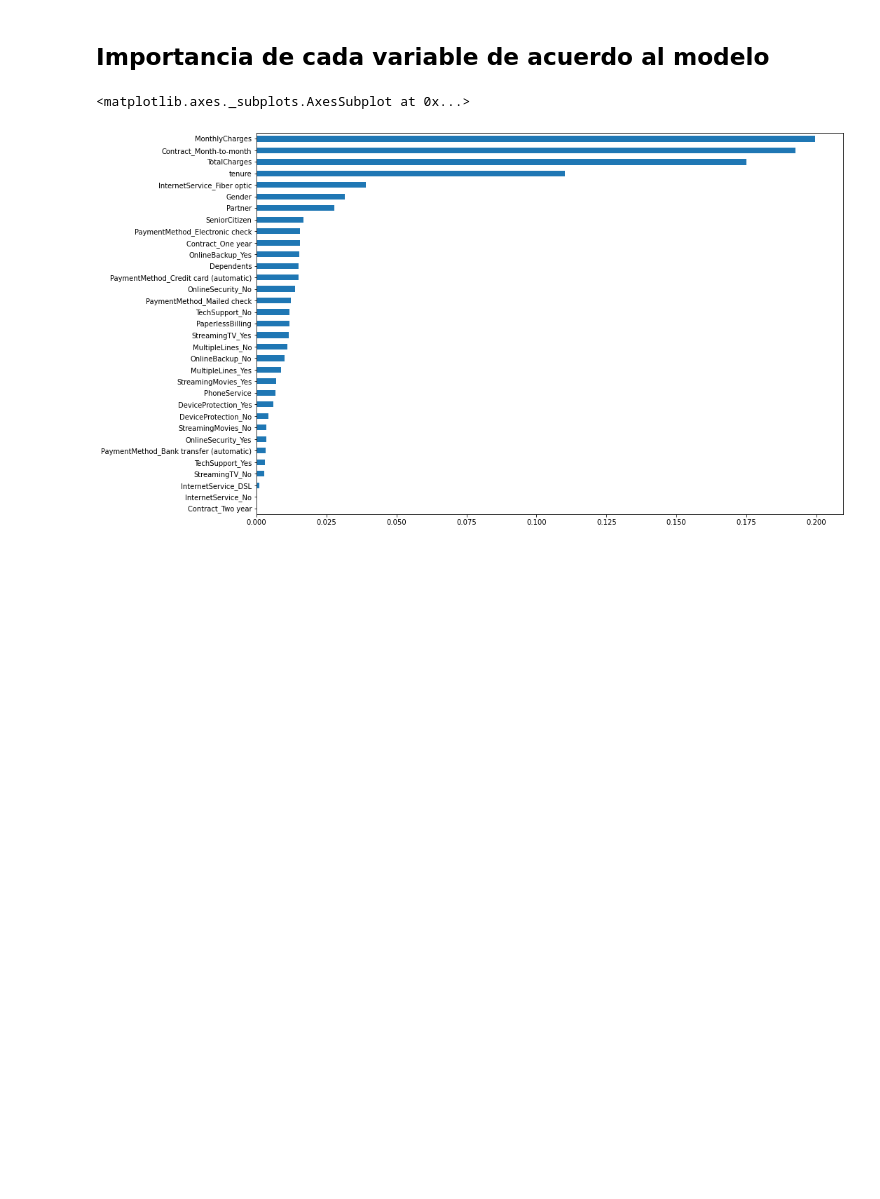
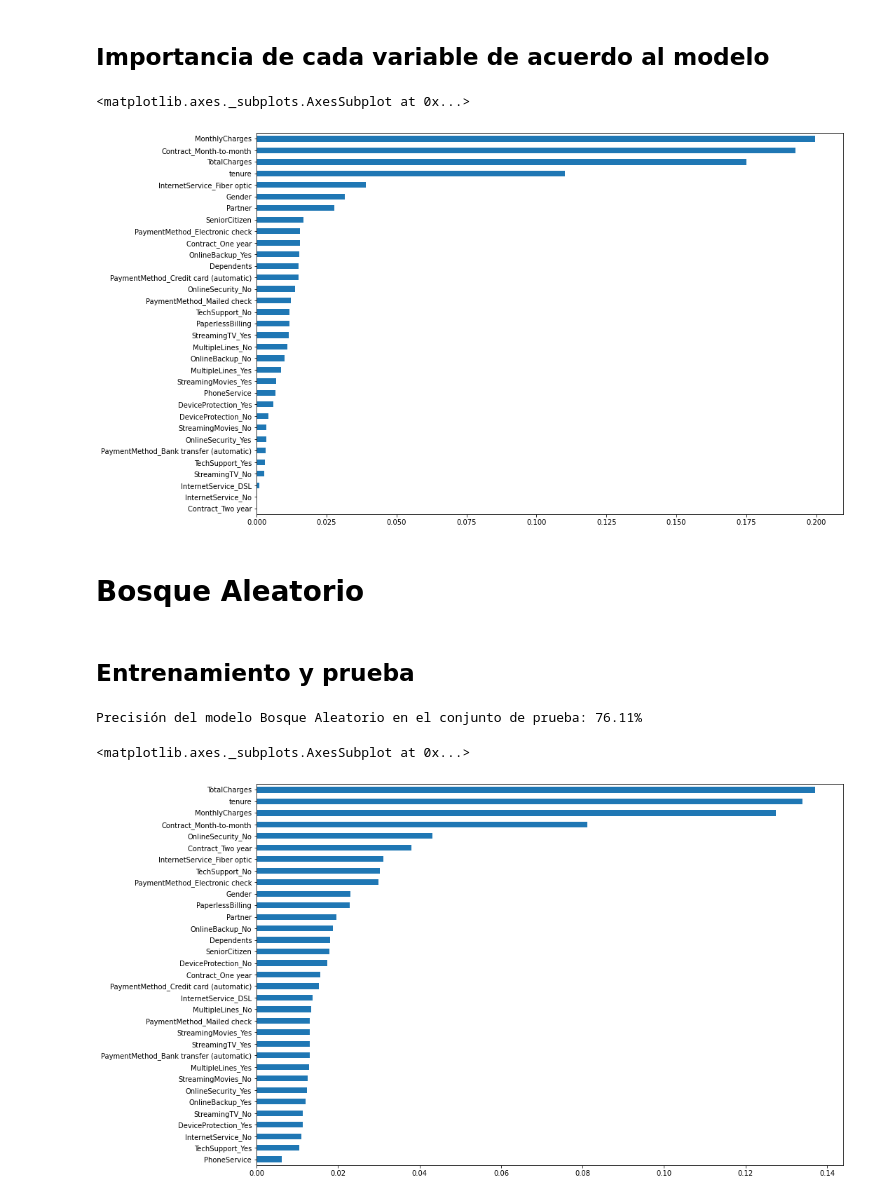
Before and after one commit to AnIsAsPe/ClasificadorClientesTelecom, a Jupyter notebook: ClasificadorClientesEmpresaTelecom_Churn.ipynb, the cells around one changed output. Cells and saved outputs as stored; diff of their text form; code cells hidden in the pictures; blank space fills up the shorter version.

```diff
--- a/ClasificadorClientesEmpresaTelecom_Churn.ipynb
+++ b/ClasificadorClientesEmpresaTelecom_Churn.ipynb
@@ -329,2 +431,14 @@ Wall time: 903 ms
 # %% [markdown]
 ## Importancia de cada variable de acuerdo al modelo
+# %%
+weights = pd.Series(clf[3].feature_importances_,
+                    index=X.columns.values)
+
+weights.sort_values().plot(kind = 'barh',figsize=(15, 10))
+# %% [output]
+<matplotlib.axes._subplots.AxesSubplot at 0x...>
+[figure, added]
+# %% [markdown]
+# Bosque Aleatorio
+# %% [markdown]
+## Entrenamiento y prueba
@@ -331,8 +447,17 @@ Wall time: 903 ms
+# %%
+clf_rf=RandomForestClassifier( random_state =0, criterion='entropy',
+                              min_samples_split=5).fit(X_train,Z_train)
+
+
+Z_pred = clf_rf.predict(X_test)
+print("Precisión del modelo Bosque Aleatorio en el conjunto de prueba: {:4.2f}%".format(metrics.accuracy_score(Z_test, Z_pred)*100))
+# %% [output]
+Precisión del modelo Bosque Aleatorio en el conjunto de prueba: 76.11%
 # %%
-importances = clf.feature_importances_
+importances = clf_rf.feature_importances_
 weights = pd.Series(importances,
                  index=X.columns.values)
 weights.sort_values().plot(kind = 'barh',figsize=(15, 10))
 # %% [output]
 <matplotlib.axes._subplots.AxesSubplot at 0x...>
-[figure, old version]
+[figure, new version]
```
Also changed, not shown: parts of 36 cells of this notebook.
